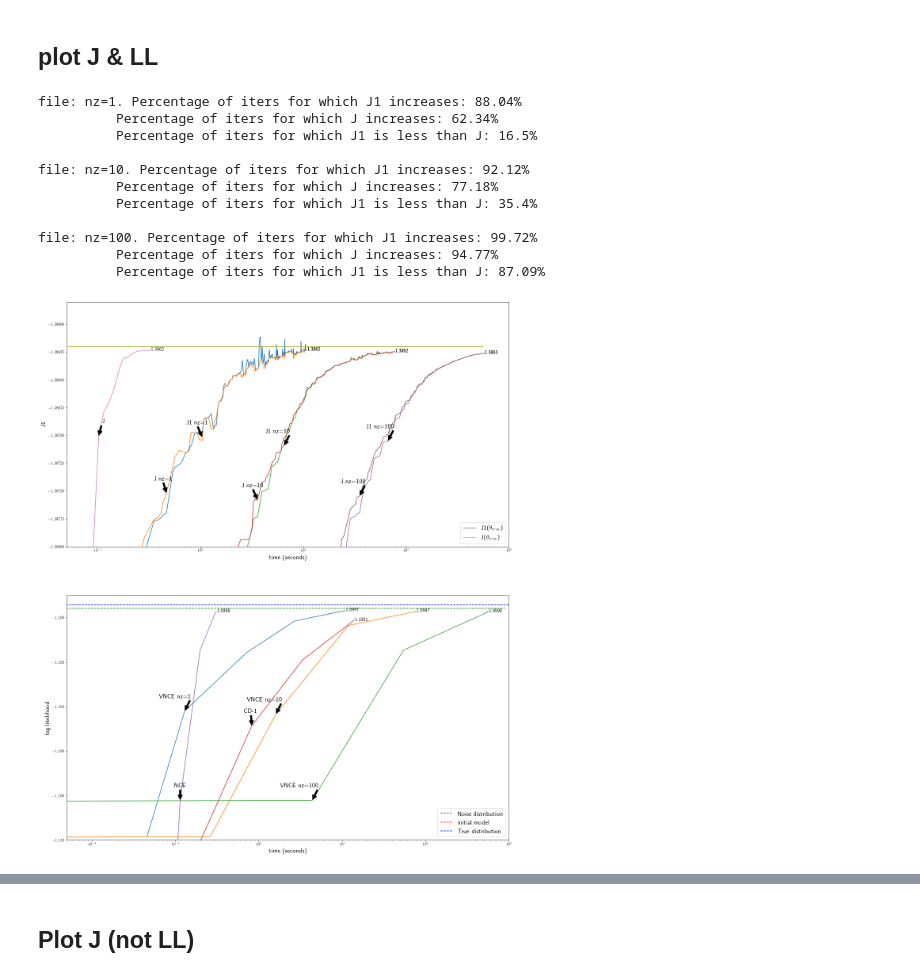
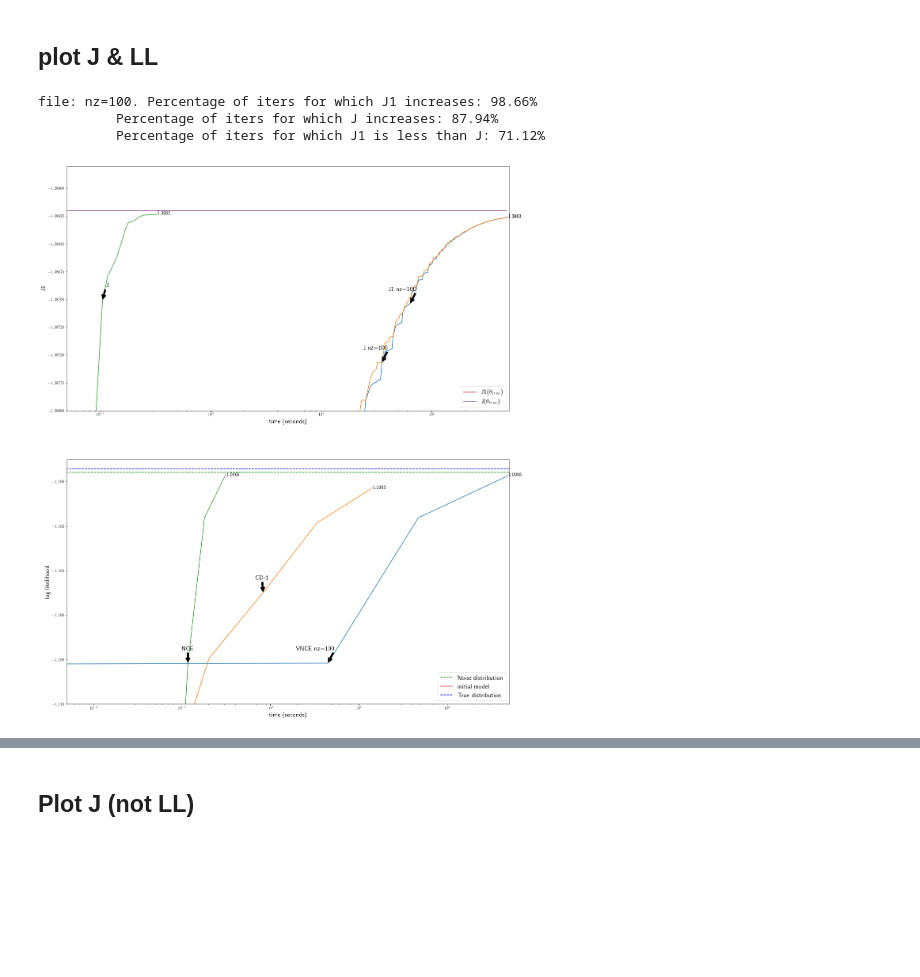
Before and after one commit to benrhodes26/VNCE, a Jupyter notebook: proposal/code/notebooks/load-experiment.ipynb, the cells around one changed output, grey strips where cells are left out. Cells and saved outputs as stored; diff of their text form; code cells hidden in the pictures; blank space fills up the shorter version.

```diff
--- a/proposal/code/notebooks/load-experiment.ipynb
+++ b/proposal/code/notebooks/load-experiment.ipynb
@@ -33,7 +33,7 @@ rc('text', usetex=True)
 # For reproducibility
 rng = rnd.RandomState(1083463236)
 # %%
-exp_name = 'two_terms_of_J1_check'  # CHANGE ME
+exp_name = 'two_terms_of_J1_check_nz=100'  # CHANGE ME
 
 exp_res_dir = '/afs/inf.ed.ac.uk/user/s17/s1771906/masters-project/ben-rhodes-masters-project/experimental-results/'
 save_res_dir = '/afs/inf.ed.ac.uk/user/s17/s1771906/masters-project/ben-rhodes-masters-project/proposal/experiments/'
@@ -120,6 +120,10 @@ for i, file in enumerate(os.listdir(exp_dir)):
     noise = MultivariateBernoulliNoise(np.mean(X, axis=0))
     noise_log_like = np.mean(np.log(noise(X)))
 
+    if J1s.ndim == 2:
+        J1s = np.sum(J1s, axis=1)
+        Js_for_lnce_thetas = np.sum(Js_for_lnce_thetas, axis=1)
+
     ####### ACTUAL PLOTTING ###########
 
     # NCE OBJECTIVE PLOT
@@ -131,46 +135,42 @@ for i, file in enumerate(os.listdir(exp_dir)):
 
     # LOG-LIKELIHOOD PLOT
     ax = axs[1]
     plot_and_annotate(ax, lnce_reduced_times, av_log_like_lnce, "VNCE {}".format(file), arrow_y_val_3)
     ax.set_xlabel('time (seconds)', fontsize=16)
     ax.set_ylabel('log likelihood', fontsize=16)
 
     if i==len(os.listdir(exp_dir)) - 1:
         ax = axs[0]
         plot_and_annotate(ax, nce_times, Js, "J", arrow_y_val)
         ax.plot((lnce_times[0], lnce_times[-1]), (optimal_J1, optimal_J1), label=r'J1($\theta_{true}$)')
         ax.plot((lnce_times[0], lnce_times[-1]), (optimal_J, optimal_J), label=r'J($\theta_{true}$)')
 
         ax = axs[1]
         plot_and_annotate(ax, cd_reduced_times, av_log_like_cd, "CD-1", arrow_y_val_3)
         plot_and_annotate(ax, nce_reduced_times, av_log_like_nce, "NCE", arrow_y_val_3)
         ax.plot((0, plt.get(ax, 'xlim')[1]), (noise_log_like, noise_log_like),'g--', label='Noise distribution')
         ax.plot((0, plt.get(ax, 'xlim')[1]), (init_log_like, init_log_like),'r--', label='initial model')
         ax.plot((0, plt.get(ax, 'xlim')[1]), (true_log_like, true_log_like),'b--', label='True distribution')
 
     stats = sanity_check_stats(J1s, Js_for_lnce_thetas, file)
     print(stats)
-    with open(os.path.join(save_dir, 'vnce_sanity_check.txt'), 'a') as f:
-        f.write(stats)
+    if i == 0:
+        with open(os.path.join(save_dir, 'vnce_sanity_check.txt'), 'w') as f:
+            f.write(stats)
+    else:
+        with open(os.path.join(save_dir, 'vnce_sanity_check.txt'), 'a') as f:
+            f.write(stats)
 
-axs[0].set_xlim((5e-2, 1e3))
+axs[0].set_xlim((5e-2, 500))
 axs[0].set_ylim((-1.3880, -1.3858))
-axs[1].set_xlim((5e-3, 1e3))
+axs[1].set_xlim((5e-3, 500))
 axs[1].set_ylim((-1.11, -1.099))
 axs[0].legend(loc='lower right')
 axs[1].legend(loc='lower right')
 
 fig.savefig(os.path.join(save_dir, 'partial-mstep-comparison.pdf'))
 # %% [output]
-file: nz=1. Percentage of iters for which J1 increases: 88.04%
-          Percentage of iters for which J increases: 62.34%
-          Percentage of iters for which J1 is less than J: 16.5%
-
-file: nz=10. Percentage of iters for which J1 increases: 92.12%
-          Percentage of iters for which J increases: 77.18%
-          Percentage of iters for which J1 is less than J: 35.4%
-
-file: nz=100. Percentage of iters for which J1 increases: 99.72%
-          Percentage of iters for which J increases: 94.77%
-          Percentage of iters for which J1 is less than J: 87.09%
+file: nz=100. Percentage of iters for which J1 increases: 98.66%
+          Percentage of iters for which J increases: 87.94%
+          Percentage of iters for which J1 is less than J: 71.12%
-[figure, old version]
+[figure, new version]
```
Also changed, not shown: parts of 5 cells of this notebook, 12 other files.
